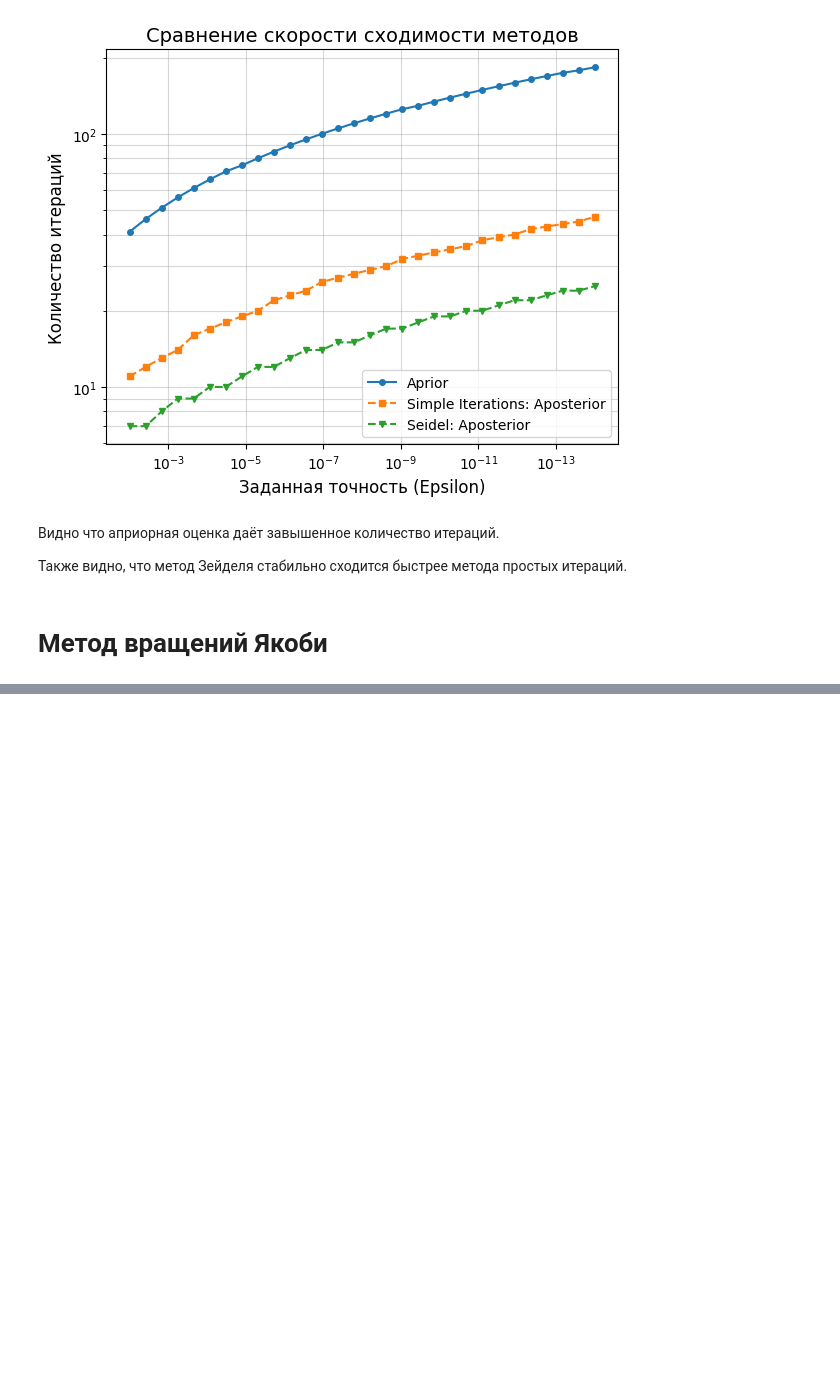
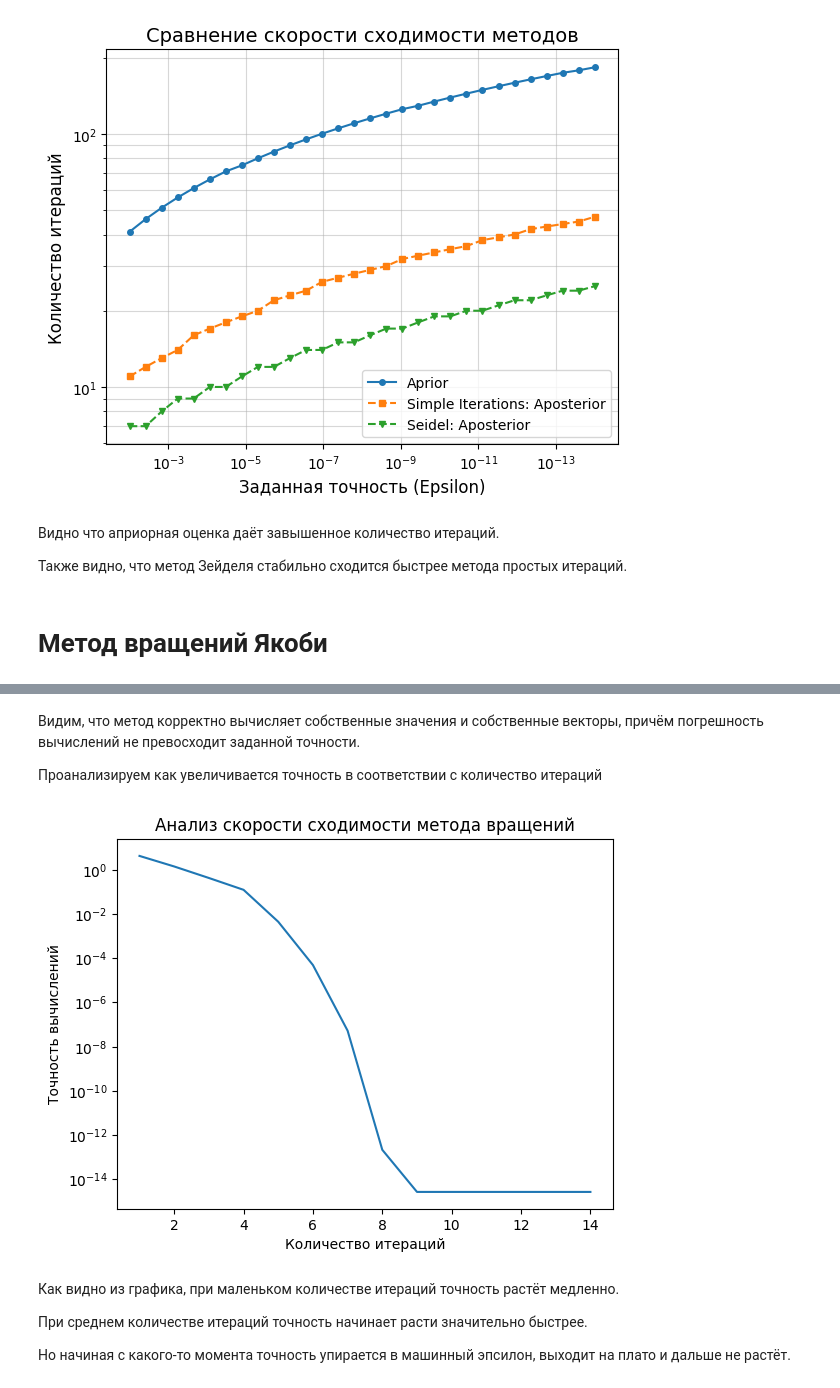
Before and after one commit to Matvey26/mai-numerical-methods, a Jupyter notebook: labs/lab1/main.ipynb, the cells around one changed output, grey strips where cells are left out. Drawn from its saved outputs; the diff is of its cells as text; code cells hidden in the pictures; blank space fills up the shorter version.

```diff
--- a/labs/lab1/main.ipynb
+++ b/labs/lab1/main.ipynb
@@ -222,3 +222,24 @@ plt.show()
 Также видно, что метод Зейделя стабильно сходится быстрее метода простых итераций.
 # %% [markdown]
 # Метод вращений Якоби
+# %%
+from nm.linalg import eigen_jacobi
+
+A = np.array([
+    [-3, -2, -4],
+    [-2, -3, -7],
+    [-4, -7, -3],
+])
+
+val, vec, cnt = eigen_jacobi(A, epsilon=1e-5)
+print('Собственные значения:')
+print(val)
+
+print('\nСобственные векторы:')
+print(vec)
+
+print('\nКоличество итераций до сходимости:')
+print(cnt)
+
+print('\nМаксимальная погрешность (Проверка по определению):')
+print(np.abs(A.dot(vec) - vec * val).max())
@@ -224,0 +260,26 @@ plt.show()
+# %% [markdown]
+Видим, что метод корректно вычисляет собственные значения и собственные векторы, причём погрешность вычислений не превосходит заданной точности.
+
+Проанализируем как увеличивается точность в соответствии с количество итераций
+# %%
+n_iterations = np.arange(start=1, stop=15, step=1)
+precisions = []
+
+for n_iter in n_iterations:
+    val, vec, cnt = eigen_jacobi(A, n_iter=n_iter)
+    pr = np.abs(A.dot(vec) - vec * val).max()
+    precisions.append(pr)
+
+plt.semilogy(n_iterations, precisions)
+plt.xlabel('Количество итераций')
+plt.ylabel('Точность вычислений')
+plt.title('Анализ скорости сходимости метода вращений')
+plt.show()
+# %% [output]
+[figure, added]
+# %% [markdown]
+Как видно из графика, при маленьком количестве итераций точность растёт медленно.
+
+При среднем количестве итераций точность начинает расти значительно быстрее.
+
+Но начиная с какого-то момента точность упирается в машинный эпсилон, выходит на плато и дальше не растёт.
```
Also changed, not shown: parts of 1 cell of this notebook, 4 other files.
